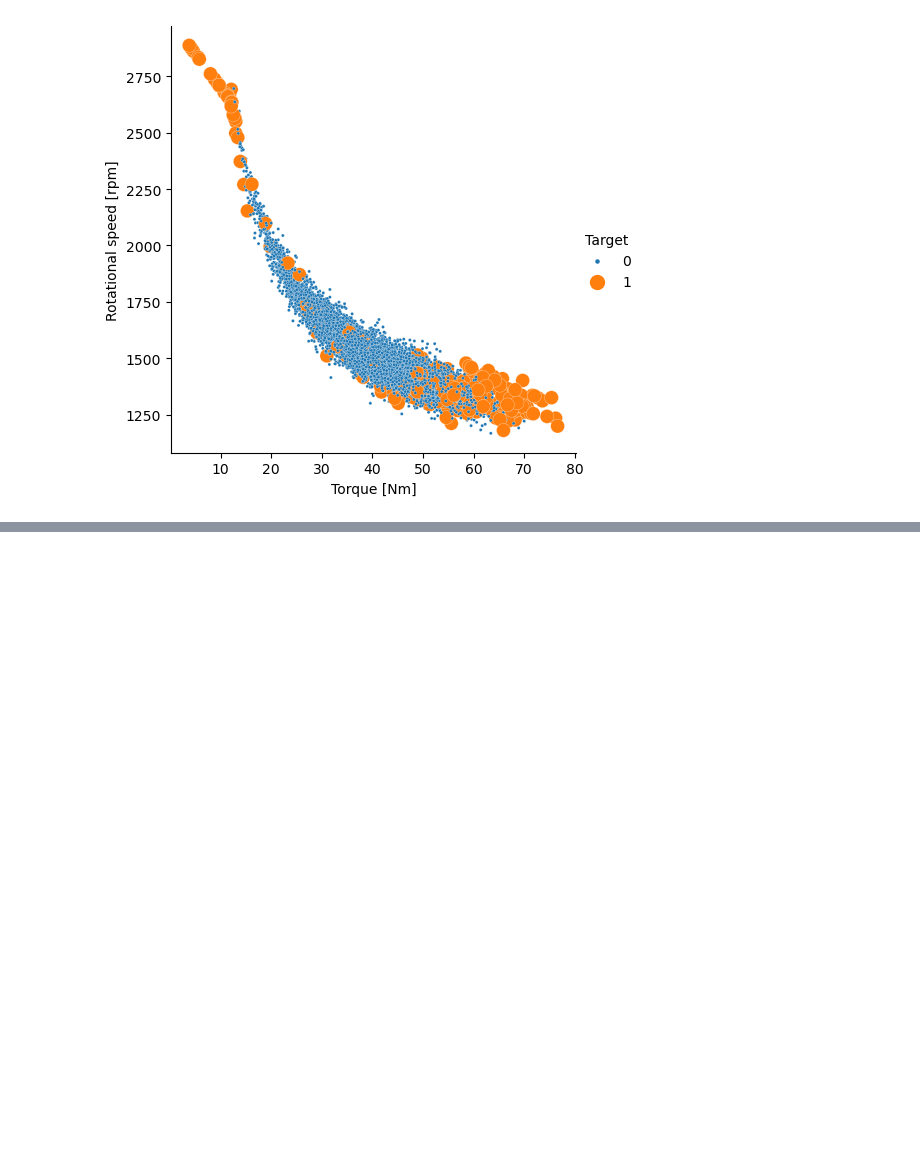
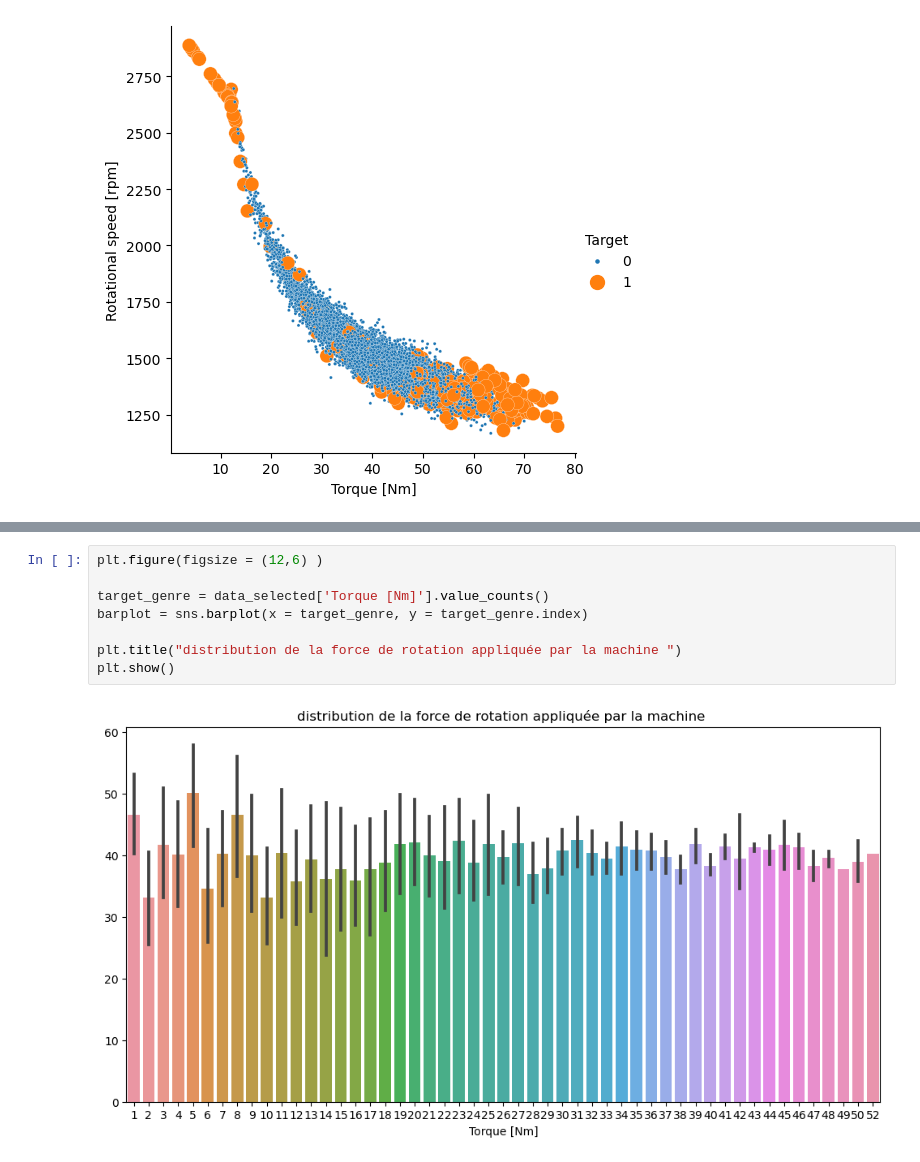
Before and after one commit to mohamed-bouchalkha/predictive-maintenance, a Jupyter notebook: predictive-maintenance-classification/Classification.ipynb, the cells around one changed output, grey strips where cells are left out. Cells and saved outputs as stored; diff of their text form; blank space fills up the shorter version.

```diff
--- a/predictive-maintenance-classification/Classification.ipynb
+++ b/predictive-maintenance-classification/Classification.ipynb
@@ -245,0 +280,10 @@ _ = sns.relplot(x="Torque [Nm]", y="Rotational speed [rpm]", hue="Target",size="
+# %%
+plt.figure(figsize = (12,6) )
+
+target_genre = data_selected['Torque [Nm]'].value_counts()
+barplot = sns.barplot(x = target_genre, y = target_genre.index)
+
+plt.title("distribution de la force de rotation appliquée par la machine ")
+plt.show()
+# %% [output]
+[figure, added]
```
Also changed, not shown: parts of 33 cells of this notebook, 2 other files.
